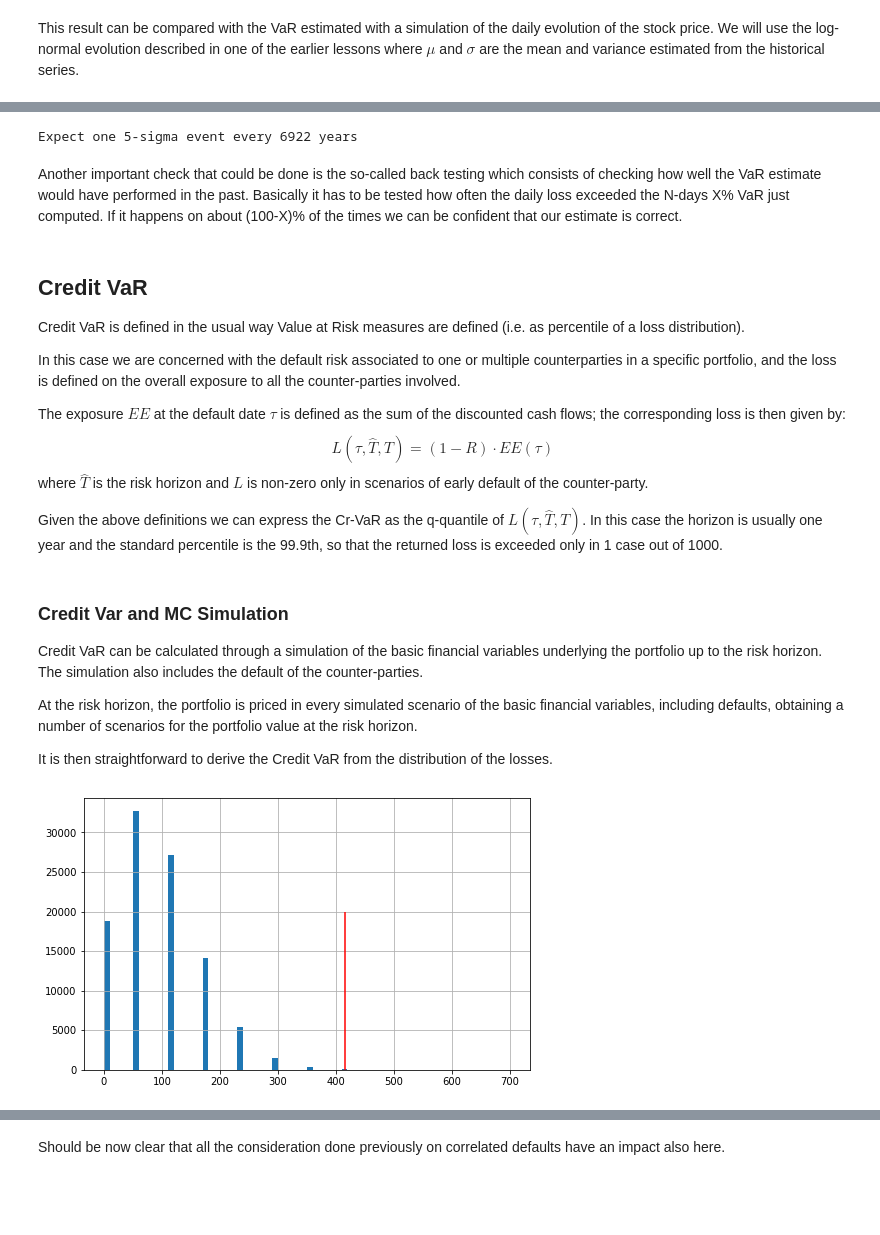
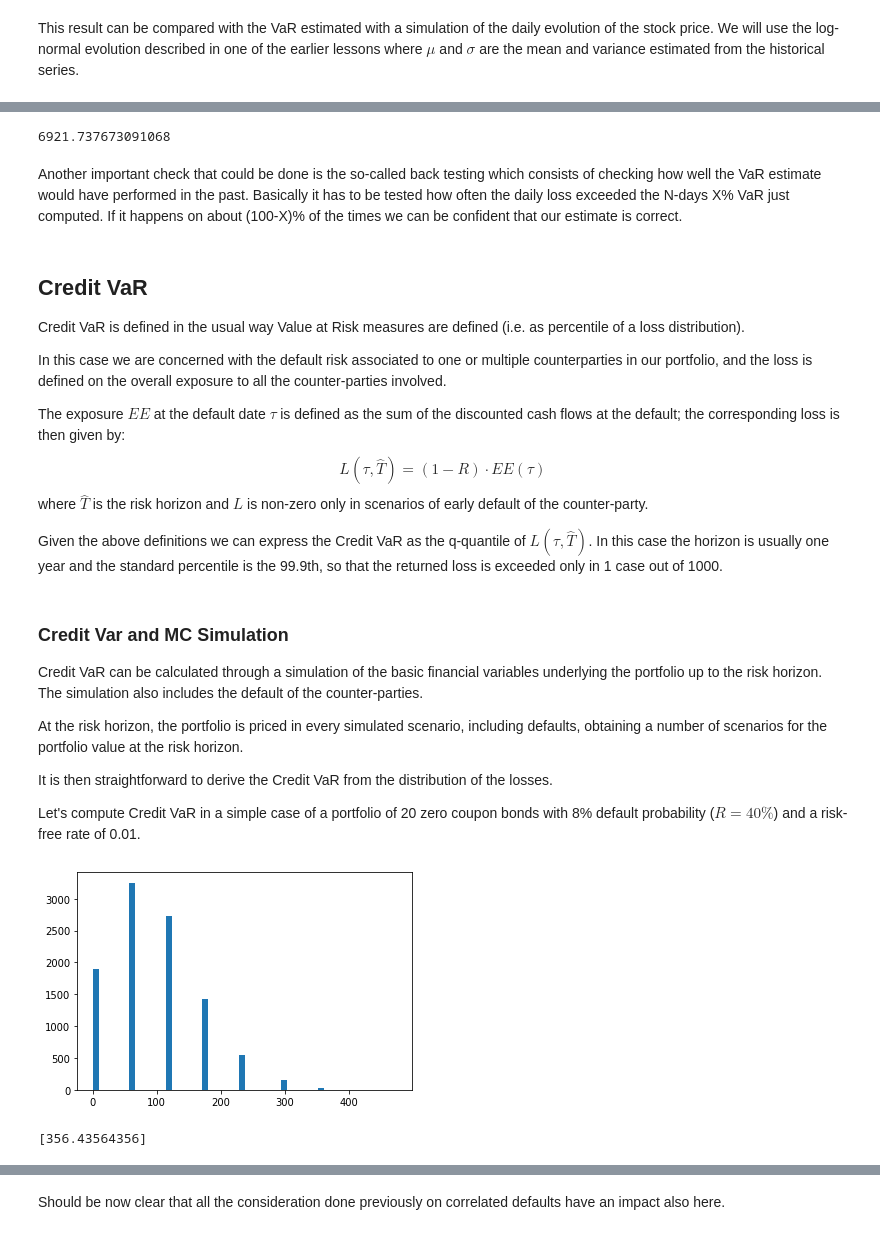
Before and after one commit to matteosan1/finance_course, a Jupyter notebook: lessons_2020/lesson7.ipynb, the cells around one changed output, grey strips where cells are left out. Drawn from its saved outputs; the diff is of its cells as text; code cells hidden in the pictures; blank space fills up the shorter version.

```diff
--- a/lessons_2020/lesson7.ipynb
+++ b/lessons_2020/lesson7.ipynb
@@ -336,15 +371,18 @@ Let’s start from the first case: computing mean and standard deviation of each
 # MC simulated VaR 1
 from scipy.stats import multivariate_normal
 
+np.random.seed(1)
 mean = [np.mean(aapl['rets']), np.mean(nflx['rets'])]
-cov = np.cov(aapl['rets'][1:], nflx['rets'][1:-1])
+cov = np.cov(aapl[1:]['rets'], nflx[2:]['rets'])
 
 mvnorm = multivariate_normal(mean=mean, cov=cov)
+trials = 100000
+rrets = mvnorm.rvs(size=trials)
+rets = []
+for x in rrets:
+    rets.append(current_value*(w.dot(x)))
 
-np.random.seed(1)
-n_sims = 100000
-sim_returns = mvnorm.rvs(n_sims)
-p_returns = [w.dot(s) for s in sim_returns]
-mc_var = portfolio_price * np.percentile(p_returns, 1)
-print('Simulated VAR is {:.3f}'.format(mc_var))
+plt.hist(rets, bins=50)
+plt.show()
+print (np.percentile(rets, [5]))
 # %% [output]
@@ -382,11 +417,11 @@ From the historical series we tak the market variables seen in particular days w
-# %%
-from scipy.stats import norm
-
-prob = norm.cdf(-5) * 2 # since I'm fine with +- 5sigma movements
-nyears = (1/prob) / 252 # number of days for 1 event / working days
-print ("Expect one 5-sigma event every {:.0f} years".format(nyears))
-# %% [output]
-Expect one 5-sigma event every 6922 years
+# %%
+# probability of having a 5-sigma event
+from scipy.stats import norm
+
+p = 1/(252*2*norm.cdf(-5))
+print (p)
+# %% [output]
+6921.737673091068
 # %% [markdown]
 Another important check that could be done is the so-called back testing which consists of checking how well the VaR estimate would have performed in the past. Basically it has to be tested how often the daily loss exceeded the N-days X% VaR just computed. If it happens on about (100-X)% of the times we can be confident that our estimate is correct.
 # %% [markdown]
@@ -394,49 +429,54 @@ Another important check that could be done is the so-called back testing which c
 
 Credit VaR is defined in the usual way Value at Risk measures are defined (i.e. as percentile of a loss distribution).
 
-In this case we are concerned with the default risk associated to one or multiple counterparties in a specific portfolio, and the loss is defined on the overall exposure to all the counter-parties involved.
+In this case we are concerned with the default risk associated to one or multiple counterparties in our portfolio, and the loss is defined on the overall exposure to all the counter-parties involved.
 
-The exposure $EE$ at the default date $\tau$ is defined as the sum of the discounted cash flows; the corresponding loss is then given by:
-$$ L(\tau, \hat{T}, T) = (1 − R)\cdot EE(\tau)$$
+The exposure $EE$ at the default date $\tau$ is defined as the sum of the discounted cash flows at the default; the corresponding loss is then given by:
+$$ L(\tau, \hat{T}) = (1 − R)\cdot EE(\tau)$$
 where $\hat{T}$ is the risk horizon and $L$ is non-zero only in scenarios of early default of the counter-party.
 
-Given the above definitions we can express the Cr-VaR as the q-quantile of $L(\tau, \hat{T}, T)$.
+Given the above definitions we can express the Credit VaR as the q-quantile of $L(\tau, \hat{T})$.
 In this case the horizon is usually one year and the standard percentile is the 99.9th, so that the returned loss is exceeded only in 1 case out of 1000.
 # %% [markdown]
 ### Credit Var and MC Simulation
 Credit VaR can be calculated through a simulation of the basic financial variables underlying the portfolio up to the risk horizon. The simulation also includes the default of the counter-parties.
 
-At the risk horizon, the portfolio is priced in every simulated scenario of the basic financial variables, including defaults, obtaining a number of scenarios for the portfolio value at the risk horizon.
+At the risk horizon, the portfolio is priced in every simulated scenario, including defaults, obtaining a number of scenarios for the portfolio value at the risk horizon.
 
 It is then straightforward to derive the Credit VaR from the distribution of the losses.
+
+Let's compute Credit VaR in a simple case of a portfolio of 20 zero coupon bonds with 8% default probability ($R=40\%$) and a risk-free rate of 0.01.
 # %%
 from datetime import date
 from dateutil.relativedelta import relativedelta
-from finmarkets import DiscountCurve, CreditCurve, generate_swap_dates
+from finmarkets import DiscountCurve, CreditCurve
 from scipy.stats import uniform
 
-bonds = 20
-S = [1-0.08 for _ in range(bonds)]
-N = [100 for _ in range(20)]
+nbonds = 20
 R = 0.4
+N = 100
 r = 0.01
 obs_date = date.today()
-
-pillars = [obs_date+relativedelta(years=i) for i in range(2)]
+pillars = [obs_date + relativedelta(years=i) for i in range(2)]
 dfs = [1/(1+r)**i for i in range(2)]
 dc = DiscountCurve(obs_date, pillars, dfs)
-ccs = []
-for i in range(bonds):
-    ccs.append(CreditCurve(pillars, [1, S[i]]))
+S = [1, 0.92]
+cc = CreditCurve(pillars, S)
 
-scenarios = 100000
 losses = []
-for _ in range(scenarios):
+trials = 10000
+for _ in range(trials):
+    x = uniform.rvs(size=nbonds)
     loss = 0
-    unif = uniform.rvs(size=bonds)
-    for i in range(bonds):
-        if unif[i] > ccs[i].ndp(pillars[-1]):
-            loss += (1 - R)*N[i]*dc.df(pillars[-1])
+    for i in range(nbonds):
+        if x[i] > cc.ndp(pillars[-1]):
+            loss += (1-R)*dc.df(pillars[-1])*N
     losses.append(loss)
+
+plt.hist(losses,bins=50)
+plt.show()
+
+print (np.percentile(losses, [99.9]))
 # %% [output]
-[figure, old version]
+[figure, new version]
+[356.43564356]
```
Also changed, not shown: parts of 34 cells of this notebook, 5 other files.
